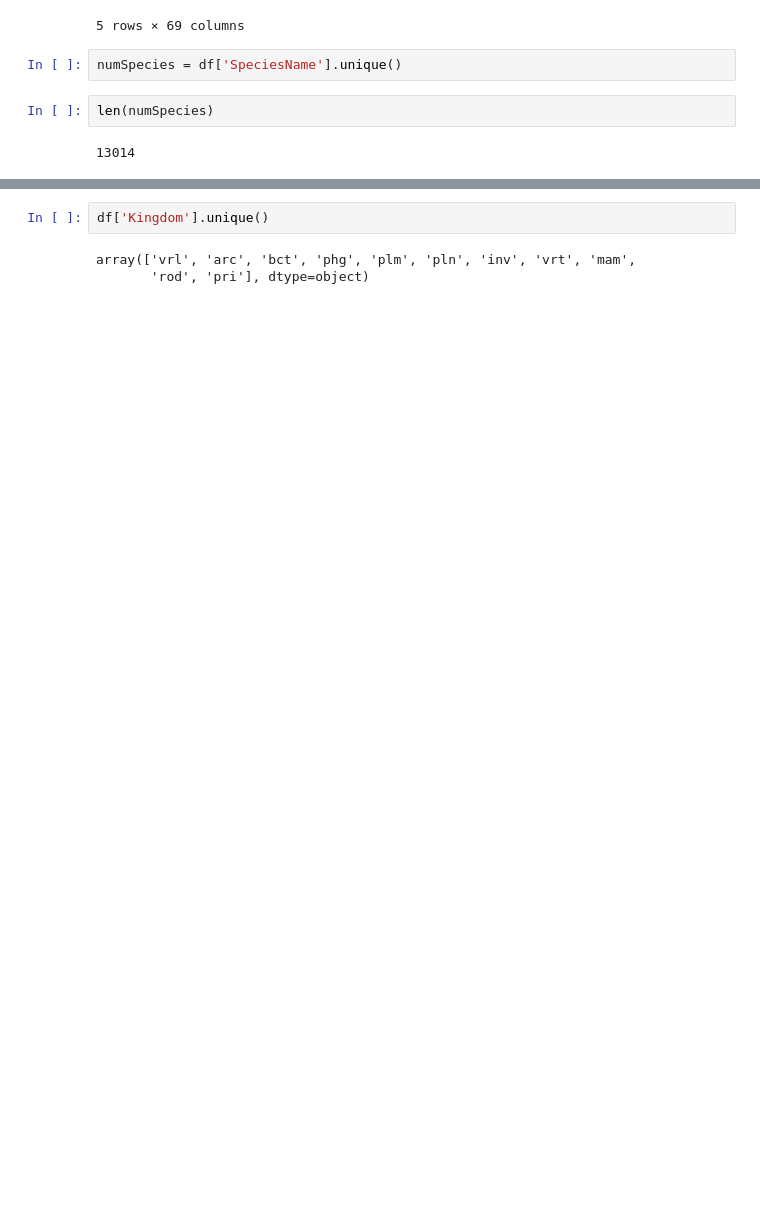
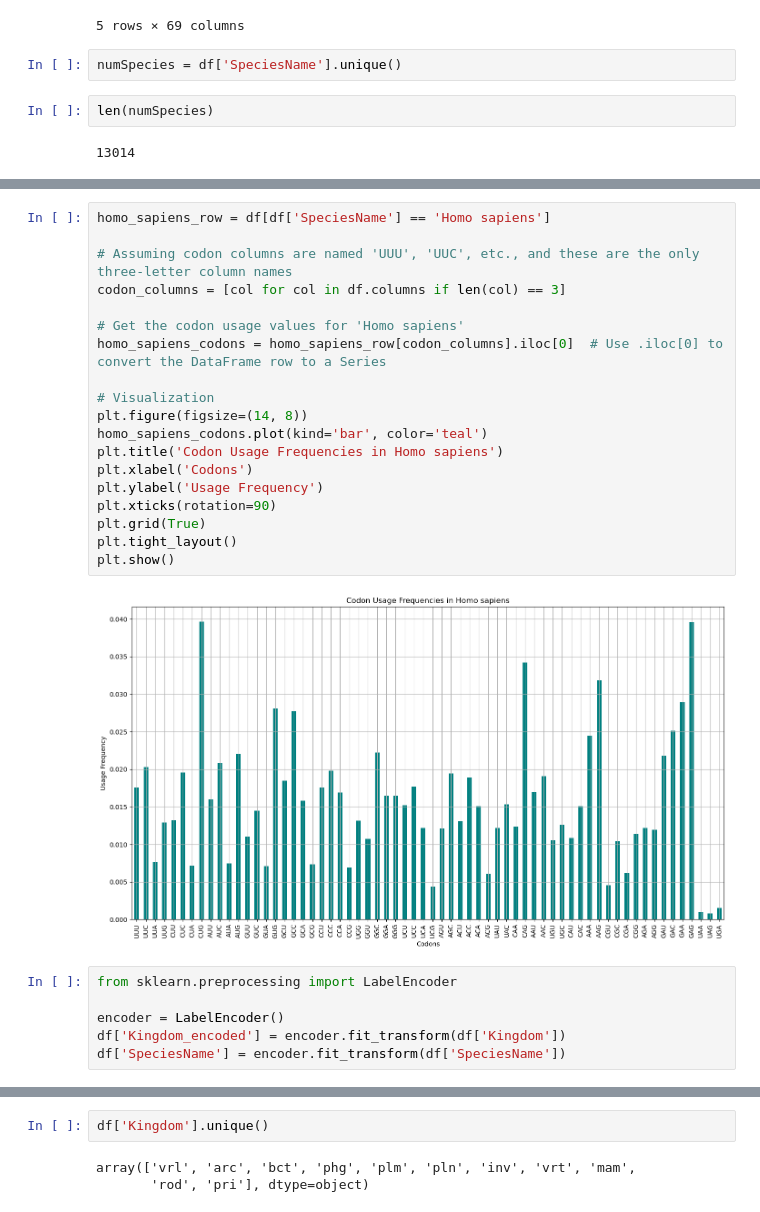
Before and after one commit to exumbris/Species-Classification, a Jupyter notebook: analysis.ipynb, the cells around one changed output, grey strips where cells are left out. Saved outputs shown, nothing was run; the diff lists cells and outputs as text; blank space fills up the shorter version.

```diff
--- a/analysis.ipynb
+++ b/analysis.ipynb
@@ -296,0 +305,27 @@ print(f"# of Samples After Removal of Outliers: {df.shape[0]}")
+# %%
+homo_sapiens_row = df[df['SpeciesName'] == 'Homo sapiens']
+
+# Assuming codon columns are named 'UUU', 'UUC', etc., and these are the only three-letter column names
+codon_columns = [col for col in df.columns if len(col) == 3]
+
+# Get the codon usage values for 'Homo sapiens'
+homo_sapiens_codons = homo_sapiens_row[codon_columns].iloc[0]  # Use .iloc[0] to convert the DataFrame row to a Series
+
+# Visualization
+plt.figure(figsize=(14, 8))
+homo_sapiens_codons.plot(kind='bar', color='teal')
+plt.title('Codon Usage Frequencies in Homo sapiens')
+plt.xlabel('Codons')
+plt.ylabel('Usage Frequency')
+plt.xticks(rotation=90)
+plt.grid(True)
+plt.tight_layout()
+plt.show()
+# %% [output]
+[figure, added]
+# %%
+from sklearn.preprocessing import LabelEncoder
+
+encoder = LabelEncoder()
+df['Kingdom_encoded'] = encoder.fit_transform(df['Kingdom'])
+df['SpeciesName'] = encoder.fit_transform(df['SpeciesName'])
```
Also changed, not shown: parts of 12 cells of this notebook.
